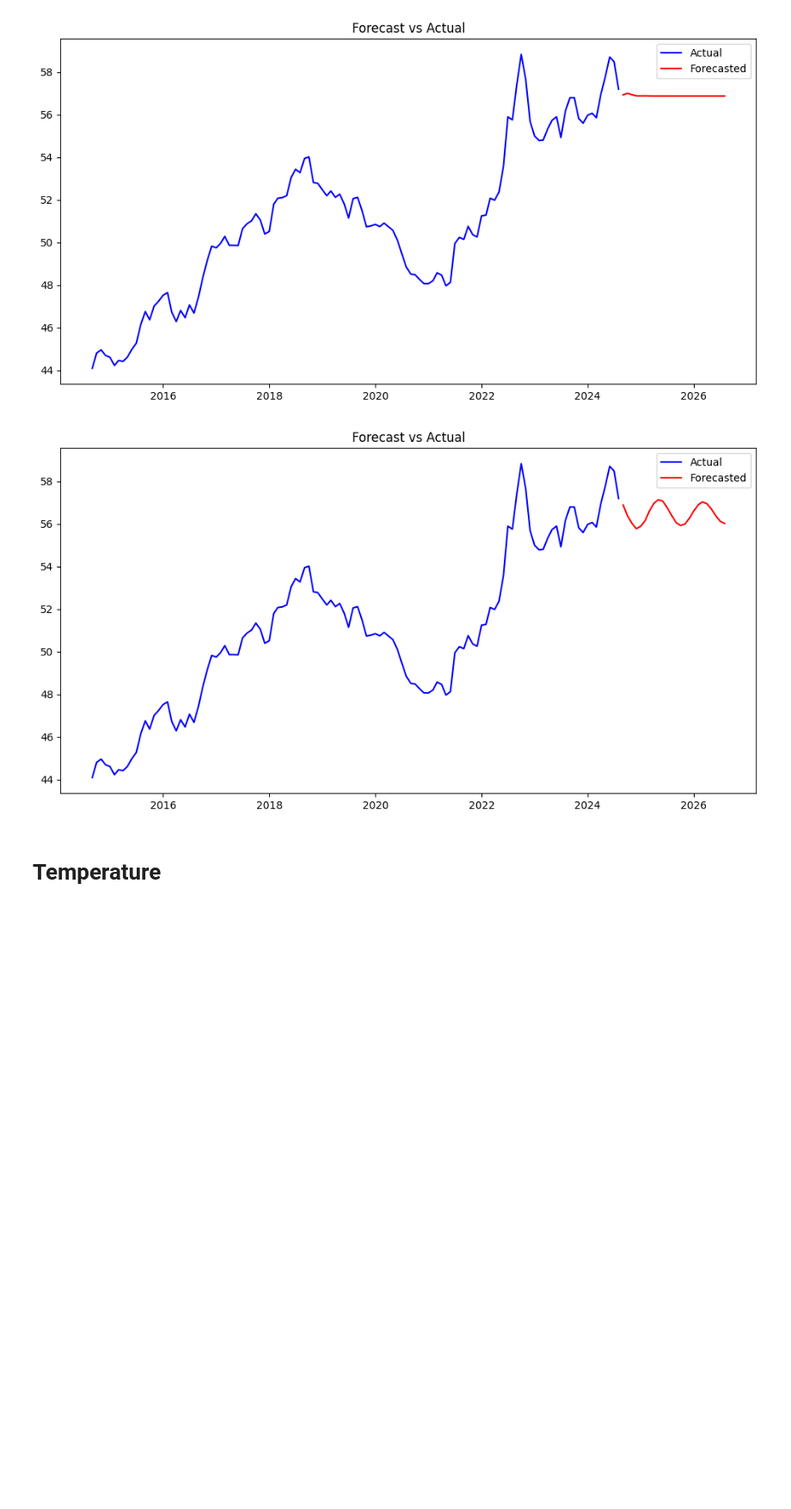
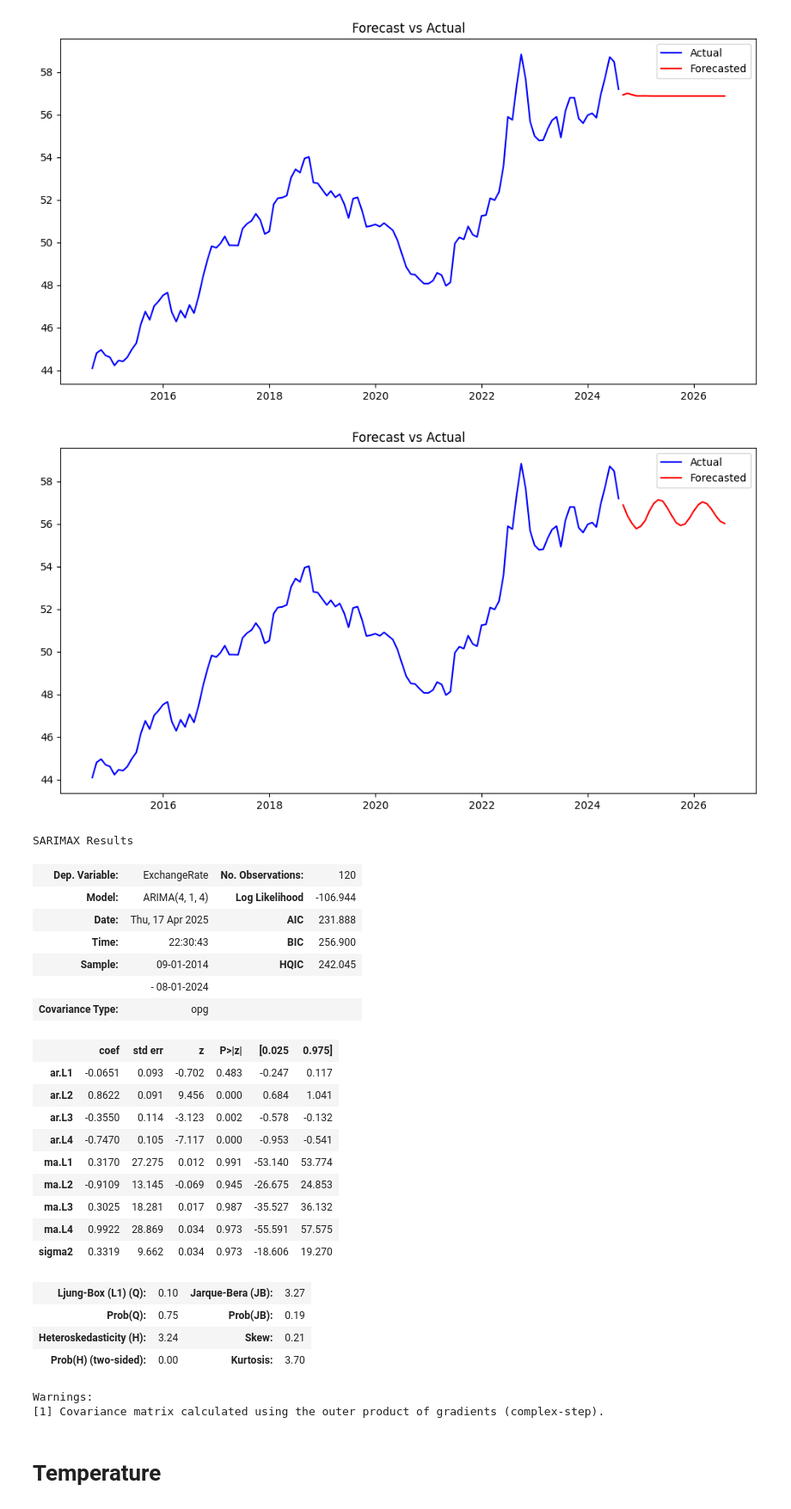
Before and after one commit to LeinnarF/Math_Modeling_Research_ARIMAX, a Jupyter notebook: Exog_forecast.ipynb, the cells around one changed output. Shown at 86% size. Saved outputs shown, nothing was run; the diff lists cells and outputs as text; code cells hidden in the pictures; blank space fills up the shorter version.

```diff
--- a/Exog_forecast.ipynb
+++ b/Exog_forecast.ipynb
@@ -181,7 +181,7 @@ def Forecast(df, order, months):
     forecast = final_model.forecast(steps=months).rename('Forecast')
     # forecast.apply(lambda x: f"{x:.2f}")
 
-    return forecast
+    return forecast, final_model
 # %%
 def Forecasted_plot(actual, forecasted):
     plt.figure(figsize=(12, 6))
@@ -539,10 +599,35 @@ Forecasted_plot(exchangeRate, forecast)
 # %% [output]
 [figure]
 # %%
-forecast = Forecast(exchangeRate,(4,1,4), 24)
+forecast, model = Forecast(exchangeRate,(4,1,4), 24)
 Forecasted_plot(exchangeRate, forecast)
+model.summary()
 # %% [output]
 [figure]
+SARIMAX Results
+| Dep. Variable: | ExchangeRate | No. Observations: | 120 |
+| Model: | ARIMA(4, 1, 4) | Log Likelihood | -106.944 |
+| Date: | Thu, 17 Apr 2025 | AIC | 231.888 |
+| Time: | 22:30:43 | BIC | 256.900 |
+| Sample: | 09-01-2014 | HQIC | 242.045 |
+|  | - 08-01-2024 |  |  |
+| Covariance Type: | opg |  |  |
+|  | coef | std err | z | P>|z| | [0.025 | 0.975] |
+| ar.L1 | -0.0651 | 0.093 | -0.702 | 0.483 | -0.247 | 0.117 |
+| ar.L2 | 0.8622 | 0.091 | 9.456 | 0.000 | 0.684 | 1.041 |
+| ar.L3 | -0.3550 | 0.114 | -3.123 | 0.002 | -0.578 | -0.132 |
+| ar.L4 | -0.7470 | 0.105 | -7.117 | 0.000 | -0.953 | -0.541 |
+| ma.L1 | 0.3170 | 27.275 | 0.012 | 0.991 | -53.140 | 53.774 |
+| ma.L2 | -0.9109 | 13.145 | -0.069 | 0.945 | -26.675 | 24.853 |
+| ma.L3 | 0.3025 | 18.281 | 0.017 | 0.987 | -35.527 | 36.132 |
+| ma.L4 | 0.9922 | 28.869 | 0.034 | 0.973 | -55.591 | 57.575 |
+| sigma2 | 0.3319 | 9.662 | 0.034 | 0.973 | -18.606 | 19.270 |
+| Ljung-Box (L1) (Q): | 0.10 | Jarque-Bera (JB): | 3.27 |
+| Prob(Q): | 0.75 | Prob(JB): | 0.19 |
+| Heteroskedasticity (H): | 3.24 | Skew: | 0.21 |
+| Prob(H) (two-sided): | 0.00 | Kurtosis: | 3.70 |
+Warnings:
+[1] Covariance matrix calculated using the outer product of gradients (complex-step).
 # %% [markdown]
 # Temperature
 # %%
```
Also changed, not shown: parts of 12 cells of this notebook, 1 other file.
